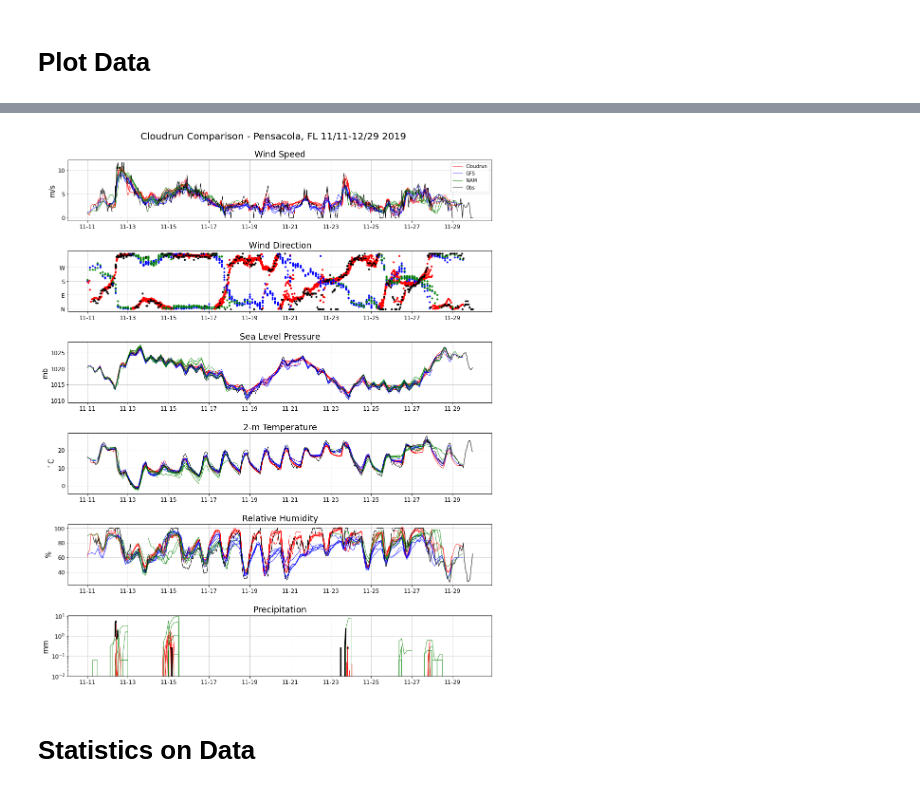
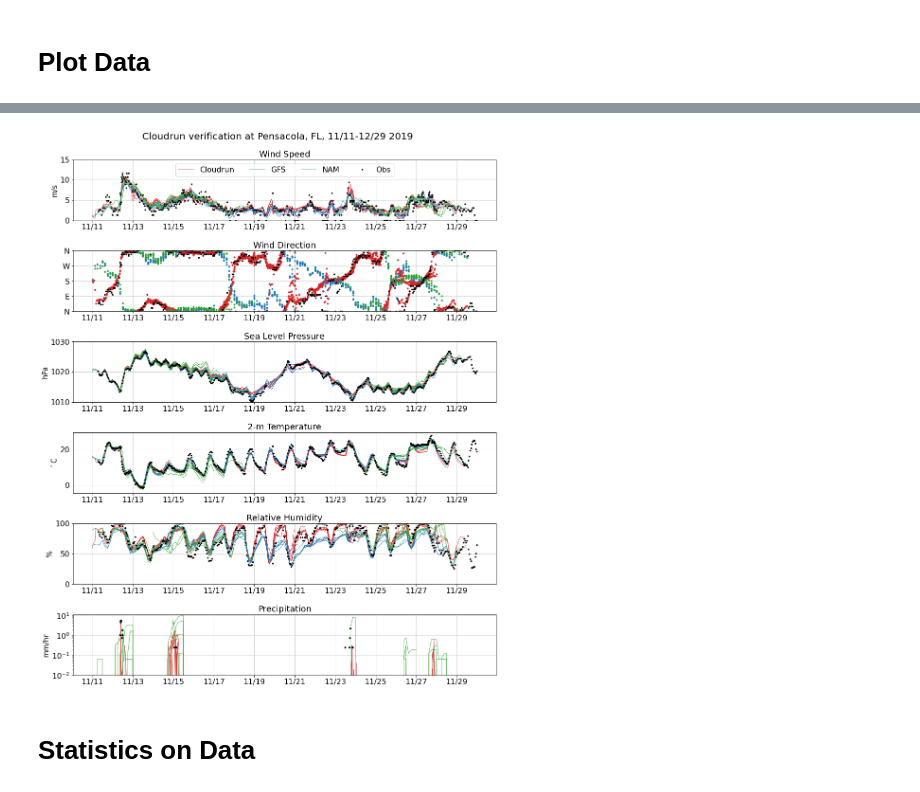
Before and after one commit to cloudruninc/pensacola-verification, a Jupyter notebook: Cloudrun_Pensacola.ipynb, the cells around one changed output, grey strips where cells are left out. Saved outputs shown, nothing was run; the diff lists cells and outputs as text; code cells hidden in the pictures.

```diff
--- a/Cloudrun_Pensacola.ipynb
+++ b/Cloudrun_Pensacola.ipynb
@@ -188,63 +184,76 @@ variables = [
 # %% [markdown]
 # Plot Data
 # %%
-fig, axes = plt.subplots(6, 1, figsize=(16, 20))                                                                             ## set amount of subplots (rows, cols) and figure size
-titles = ['Wind Speed', 'Wind Direction', 'Sea Level Pressure', '2-m Temperature', 'Relative Humidity', 'Precipitation']      ## subplot titles
-ylabels_ = ['m/s', ' ', 'mb', '$^\circ$C', '%', 'mm']                                                                        ## y axis labels, variable units
-myFmt = mdates.DateFormatter('%m-%d')                                                                                        ## matplotlib data formatter for x-axis data labels
+LINEWIDTH = 0.8
 
-ax = axes.ravel()                  ## turns axes into iterable list to loop through
+fig, axes = plt.subplots(6, 1, figsize=(16, 20))
 
-#### loop through each subplot and plot all
+# subplot titles
+titles = [
+    'Wind Speed',
+    'Wind Direction',
+    'Sea Level Pressure',
+    '2-m Temperature',
+    'Relative Humidity',
+    'Precipitation'
+]
+
+ylabels_ = ['m/s', ' ', 'hPa', '$^\circ$C', '%', 'mm/hr']                                                                        ## y axis labels, variable units
+myFmt = mdates.DateFormatter('%m/%d')                                                                                        ## matplotlib data formatter for x-axis data labels
+
+ax = axes.ravel()
 
 for n in range(len(variables)):
 
-    ## special rainfall insert
-
+    # special rainfall insert
     if variables[n] == 'rainfall_amount':
 
-        for i in range(0,len(cr)):
-            ax[n].semilogy(cr[i].time, cr[i][variables[n]], c = 'red', linewidth = 0.8)
+        for i in range(len(cr)):
+            ax[n].semilogy(cr[i].time, cr[i][variables[n]], c='tab:red', lw=LINEWIDTH)
 
-        for i in range(0, len(gfs)):
-            ax[n].semilogy(gfs[i].time, gfs[i][variables[n]], c = 'blue', linewidth = 0.8)
+        for i in range(len(gfs)):
+            ax[n].semilogy(gfs[i].time, gfs[i][variables[n]], c='tab:blue', lw=LINEWIDTH)
 
-        for i in range(0, len(nam)):
-            ax[n].semilogy(nam[i].time, nam[i][variables[n]], c = 'green', linewidth = 0.8)
+        for i in range(len(nam)):
+            ax[n].semilogy(nam[i].time, nam[i][variables[n]], c='tab:green', lw=LINEWIDTH)
 
-        ax[n].semilogy(obs.time, obs[variables[n]], c = 'k', linewidth = 3)
+        ax[n].semilogy(obs.time, obs[variables[n]], 'k.', ms=6)
         ax[n].set_ylim([1e-2, 1.1e1])
 
     else:
 
-        for i in range(0,len(cr)):
-            ax[n].plot(cr[i].time, cr[i][variables[n]], c = 'red', linewidth = 0 if variables[n] == 'wind_dir' else 0.8,
-                   marker = '.' if variables[n] == 'wind_dir' else None, label = 'Cloudrun' if i==0 else None)
+        for i in range(len(cr)):
+            ax[n].plot(cr[i].time, cr[i][variables[n]], c='tab:red', lw=0 if variables[n] == 'wind_dir' else LINEWIDTH,
+                   marker = '.' if variables[n] == 'wind_dir' else None, label='Cloudrun' if i == 0 else None)
 
-        for i in range(0,len(gfs)):
-            ax[n].plot(gfs[i].time, gfs[i][variables[n]], c = 'blue', linewidth = 0 if variables[n] == 'wind_dir' else 0.8,
-                   marker = '.' if variables[n] == 'wind_dir' else None, label = 'GFS' if i==0 else None)
+        for i in range(len(gfs)):
+            ax[n].plot(gfs[i].time, gfs[i][variables[n]], c='tab:blue', lw=0 if variables[n] == 'wind_dir' else LINEWIDTH,
+                   marker = '.' if variables[n] == 'wind_dir' else None, label='GFS' if i == 0 else None)
 
-        for i in range(0,len(nam)):
-            ax[n].plot(nam[i].time, nam[i][variables[n]], c = 'green', linewidth = 0 if variables[n] == 'wind_dir' else 0.8,
-                   marker = '.' if variables[n] == 'wind_dir' else None, label = 'NAM' if i==0 else None)
+        for i in range(len(nam)):
+            ax[n].plot(nam[i].time, nam[i][variables[n]], c='tab:green', lw=0 if variables[n] == 'wind_dir' else LINEWIDTH,
+                   marker = '.' if variables[n] == 'wind_dir' else None, label='NAM' if i == 0 else None)
 
-        ax[n].plot(obs.time, obs[variables[n]], c = 'k', linewidth = 0 if variables[n] == 'wind_dir' else 1.,
-                   marker = '.' if variables[n] == 'wind_dir' else None, label = 'Obs' if n == 0 else None)
+        ax[n].plot(obs.time, obs[variables[n]], 'k.', ms=5, label = 'Obs' if n == 0 else None)
 
     ax[n].set_title(titles[n], fontsize = 18)
     ax[n].xaxis.set_major_formatter(myFmt)
     ax[n].set_ylabel(ylabels_[n], fontsize = 15)
-    ax[n].grid(c = '0.8')
-    ax[n].tick_params(labelsize=12)
+    ax[n].grid(c='0.8')
+    ax[n].tick_params(labelsize=16)
 
     if variables[n] == 'wind_dir':
-        ax[n].set_yticks([0, 90, 180, 270])
-        ax[n].set_yticklabels(['N', 'E', 'S', 'W'])
+        ax[n].set_ylim(0, 360)
+        ax[n].set_yticks([0, 90, 180, 270, 360])
+        ax[n].set_yticklabels(['N', 'E', 'S', 'W', 'N'])
+
+ax[0].set_ylim(0, 15)
+ax[2].set_ylim(1010, 1030)
+ax[4].set_ylim(0, 100)
 
 handles, labels = ax[0].get_legend_handles_labels()
-ax[0].legend(handles, labels, loc='upper right')
+ax[0].legend(handles, labels, loc='upper center', ncol=4, prop={'size': 16})
 plt.subplots_adjust(hspace=0.5)
-fig.suptitle('Cloudrun Comparison - Pensacola, FL 11/11-12/29 2019', fontsize = 20, y = .92)
-#plt.savefig('cloudrun_obs_mod_1.png', facecolor='white', edgecolor='none', bbox_inches= 'tight')
+fig.suptitle('Cloudrun verification at Pensacola, FL, 11/11-12/29 2019', fontsize=20, y =.92)
+plt.savefig('cloudrun_pensacola_timeseries.png', dpi=300, facecolor='white', bbox_inches='tight')
 # %% [output]
@@ -252,4 +260,4 @@ Text(0.5, 0.92, 'Cloudrun Comparison - Pensacola, FL 11/11-12/29 2019')
-[figure, old version]
+[figure, new version]
 # %% [markdown]
 # Statistics on Data
 # %%
```
Also changed, not shown: parts of 13 cells of this notebook.
